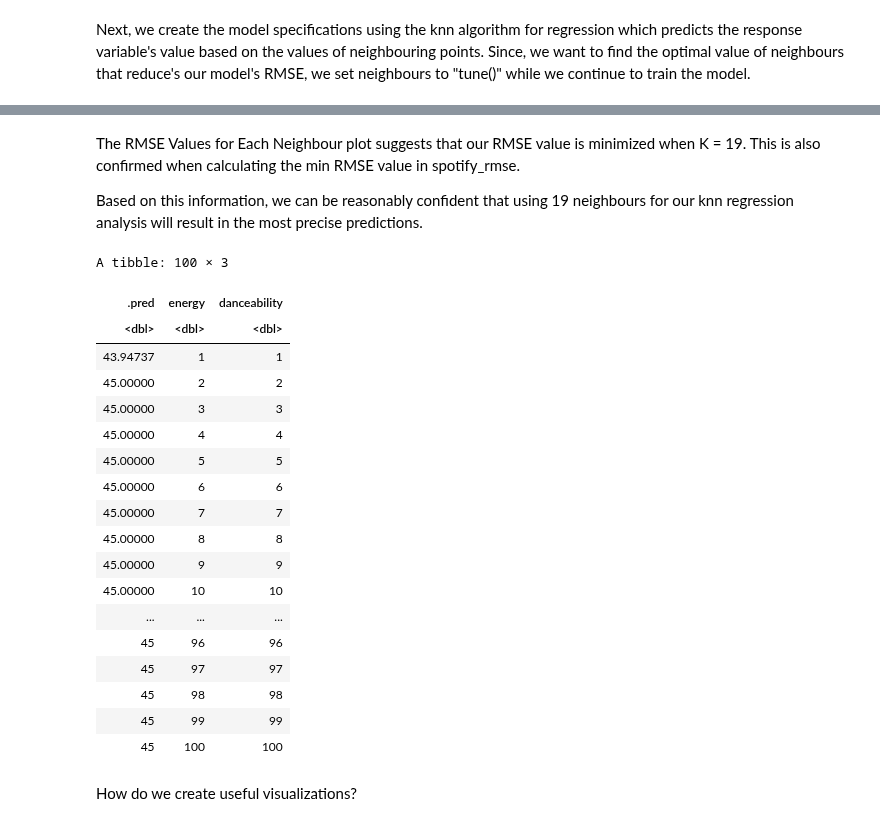
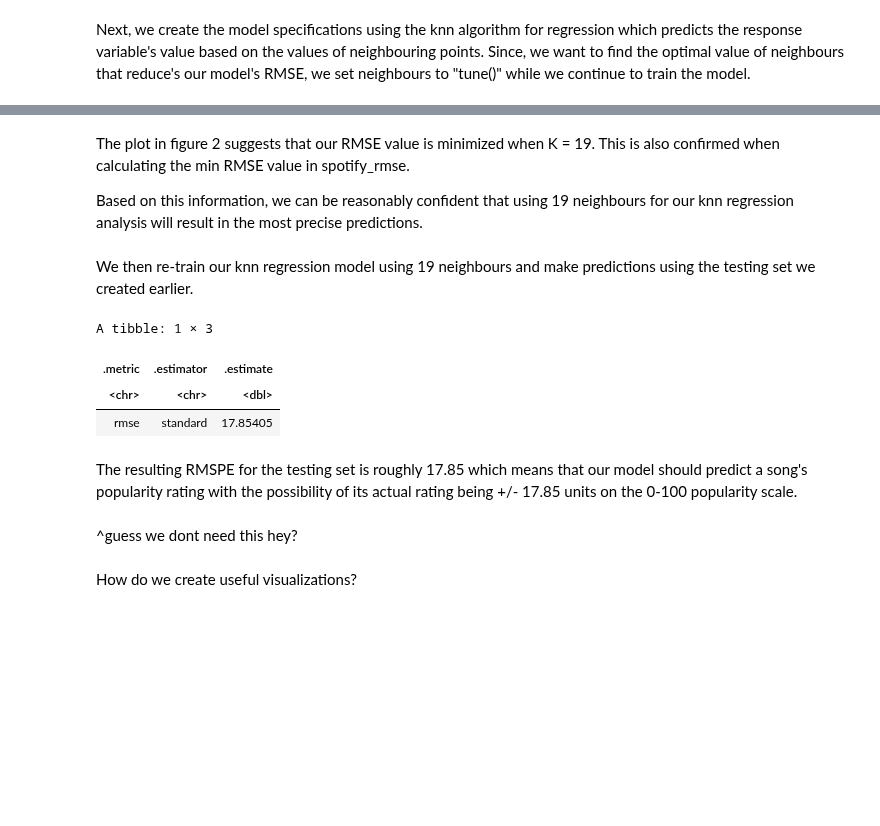
Before and after one commit to niickmerc/DSCI100-Group-Final, a Jupyter notebook: ProjectReport.ipynb, the cells around one changed output, grey strips where cells are left out. Cells and saved outputs as stored; diff of their text form; code cells hidden in the pictures; blank space fills up the shorter version.

```diff
--- a/ProjectReport.ipynb
+++ b/ProjectReport.ipynb
@@ -226,50 +255,40 @@ A tibble: 1 × 7
 # %% [markdown]
-The RMSE Values for Each Neighbour plot suggests that our RMSE value is minimized when K = 19. This is also confirmed when calculating the min RMSE value in spotify_rmse.
+The plot in figure 2 suggests that our RMSE value is minimized when K = 19. This is also confirmed when calculating the min RMSE value in spotify_rmse.
 
 Based on this information, we can be reasonably confident that using 19 neighbours for our knn regression analysis will result in the most precise predictions.
+# %% [markdown]
+We then re-train our knn regression model using 19 neighbours and make predictions using the testing set we created earlier.
 # %%
 spotify_spec <- nearest_neighbor(weight_func = "rectangular", neighbors = 19) %>%
             set_engine("kknn") %>%
             set_mode("regression")
 
 spotify_fit = workflow() %>%
             add_recipe(spotify_recipe) %>%
             add_model(spotify_spec) %>%
             fit(data = spotify_train)
 
 spotify_summary = predict(spotify_fit, spotify_test) %>%
                 bind_cols(spotify_test) %>%
                 metrics(truth = popularity, estimate = .pred) %>%
                 filter(.metric == "rmse")
+spotify_summary
+# %% [output]
+A tibble: 1 × 3
+| .metric | .estimator | .estimate |
+| <chr> | <chr> | <dbl> |
+| rmse | standard | 17.85405 |
+# %% [markdown]
+The resulting RMSPE for the testing set is roughly 17.85 which means that our model should predict a song's popularity rating with the possibility of its actual rating being +/- 17.85 units on the 0-100 popularity scale.
 # %%
-spotify_preds = tibble(energy = seq(from = 1, to = 100, by = 1),
-                       danceability = seq(from = 1, to = 100, by = 1))
+# spotify_preds = tibble(energy = seq(from = 1, to = 100, by = 1),
+#                       danceability = seq(from = 1, to = 100, by = 1))
 
-spotify_preds <- spotify_fit %>%
-  predict(spotify_preds) %>%
-  bind_cols(spotify_preds)
-
-spotify_preds
+# spotify_preds <- spotify_fit %>%
+#   predict(spotify_preds) %>%
+#   bind_cols(spotify_preds)
-# %% [output]
-A tibble: 100 × 3
-| .pred | energy | danceability |
-| <dbl> | <dbl> | <dbl> |
-| 43.94737 | 1 | 1 |
-| 45.00000 | 2 | 2 |
-| 45.00000 | 3 | 3 |
-| 45.00000 | 4 | 4 |
-| 45.00000 | 5 | 5 |
-| 45.00000 | 6 | 6 |
-| 45.00000 | 7 | 7 |
-| 45.00000 | 8 | 8 |
-| 45.00000 | 9 | 9 |
-| 45.00000 | 10 | 10 |
-| ... | ... | ... |
-| 45 | 96 | 96 |
-| 45 | 97 | 97 |
-| 45 | 98 | 98 |
-| 45 | 99 | 99 |
-| 45 | 100 | 100 |
+# %% [markdown]
+^guess we dont need this hey?
 # %% [markdown]
 How do we create useful visualizations?
 # %% [markdown]
```
Also changed, not shown: parts of 22 cells of this notebook.
